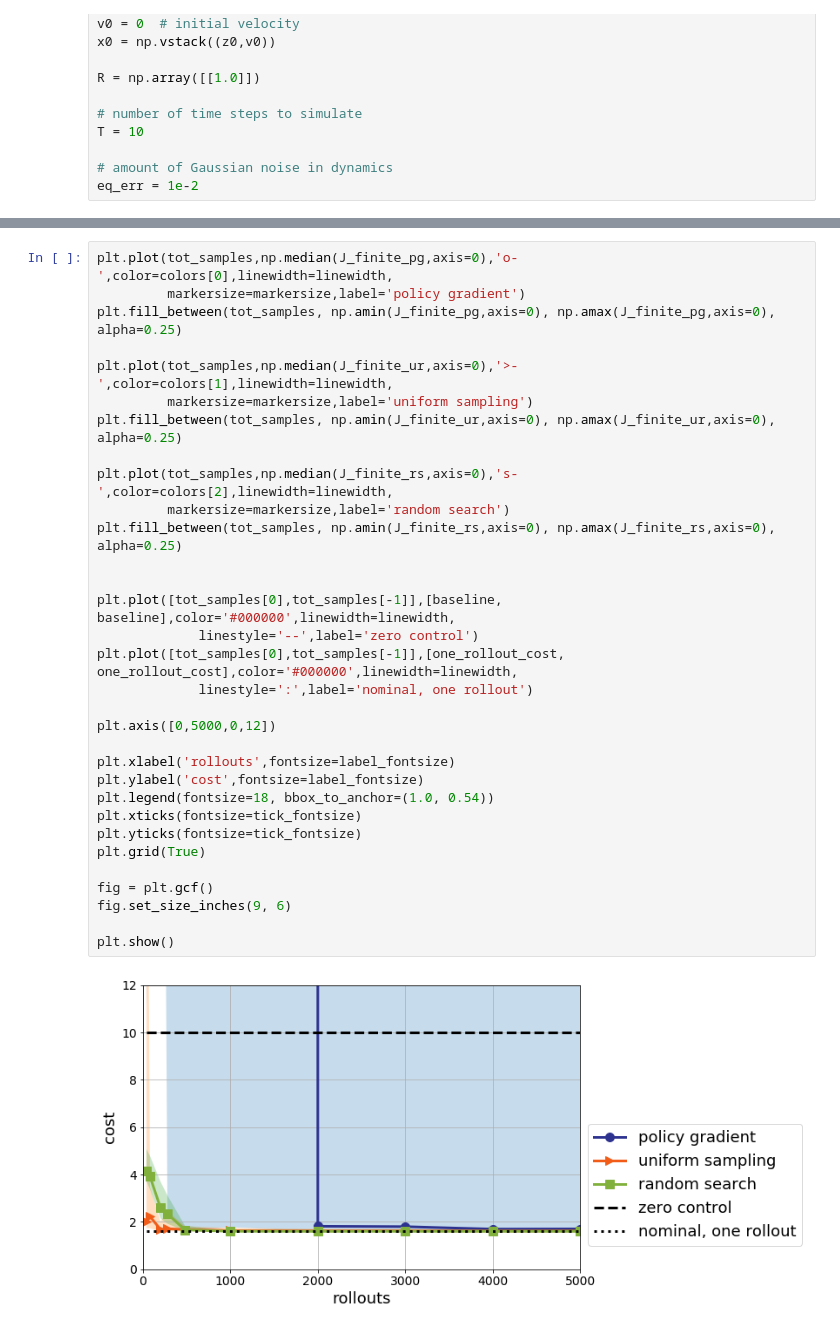
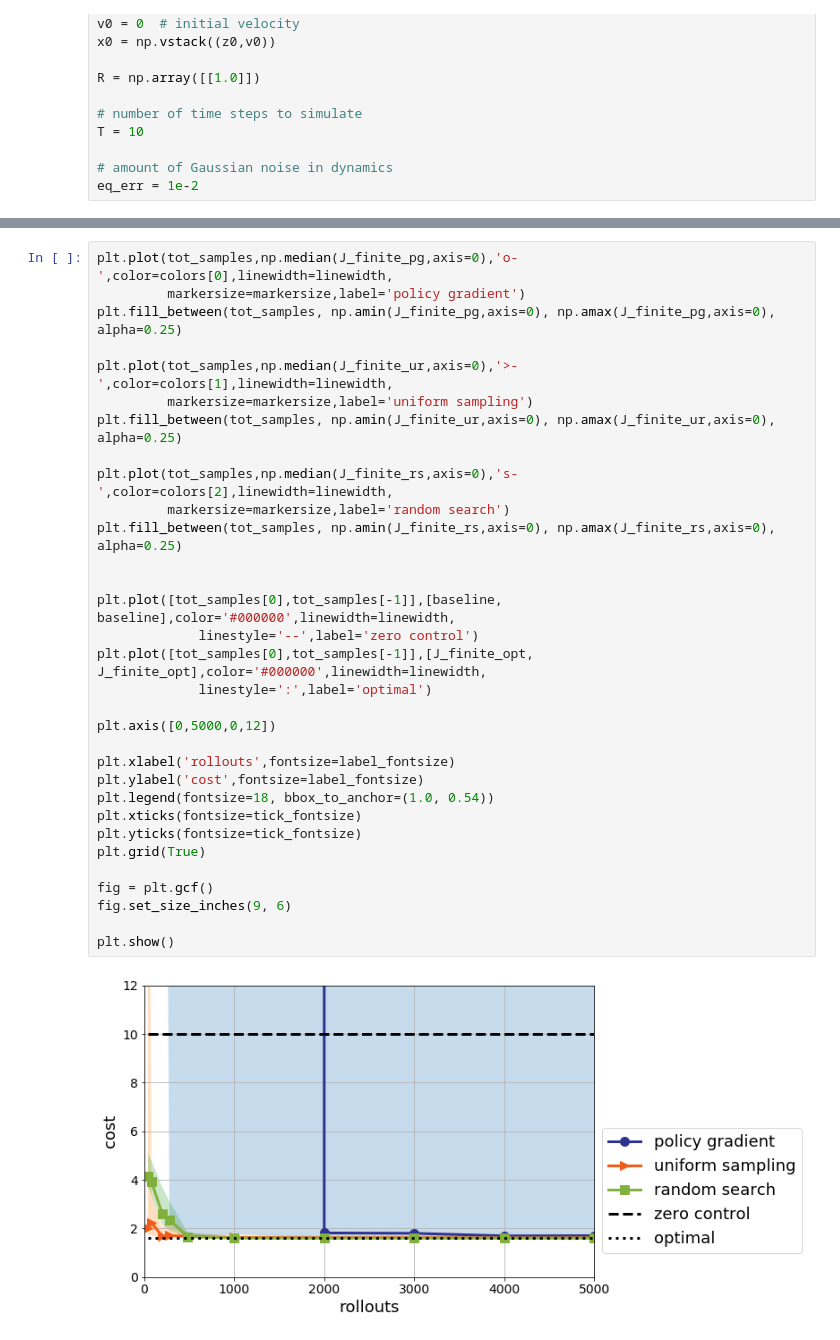
Before and after one commit to benjamin-recht/benjamin-recht.github.io, a Jupyter notebook: code/lqr_policy_comparisons.ipynb, the cells around one changed output, grey strips where cells are left out. Saved outputs shown, nothing was run; the diff lists cells and outputs as text.

```diff
--- a/code/lqr_policy_comparisons.ipynb
+++ b/code/lqr_policy_comparisons.ipynb
@@ -138,33 +140,33 @@ plt.show()
 plt.plot(tot_samples,np.median(J_finite_pg,axis=0),'o-',color=colors[0],linewidth=linewidth,
          markersize=markersize,label='policy gradient')
 plt.fill_between(tot_samples, np.amin(J_finite_pg,axis=0), np.amax(J_finite_pg,axis=0), alpha=0.25)
 
 plt.plot(tot_samples,np.median(J_finite_ur,axis=0),'>-',color=colors[1],linewidth=linewidth,
          markersize=markersize,label='uniform sampling')
 plt.fill_between(tot_samples, np.amin(J_finite_ur,axis=0), np.amax(J_finite_ur,axis=0), alpha=0.25)
 
 plt.plot(tot_samples,np.median(J_finite_rs,axis=0),'s-',color=colors[2],linewidth=linewidth,
          markersize=markersize,label='random search')
 plt.fill_between(tot_samples, np.amin(J_finite_rs,axis=0), np.amax(J_finite_rs,axis=0), alpha=0.25)
 
 
 plt.plot([tot_samples[0],tot_samples[-1]],[baseline, baseline],color='#000000',linewidth=linewidth,
              linestyle='--',label='zero control')
-plt.plot([tot_samples[0],tot_samples[-1]],[one_rollout_cost, one_rollout_cost],color='#000000',linewidth=linewidth,
-             linestyle=':',label='nominal, one rollout')
+plt.plot([tot_samples[0],tot_samples[-1]],[J_finite_opt, J_finite_opt],color='#000000',linewidth=linewidth,
+             linestyle=':',label='optimal')
 
 plt.axis([0,5000,0,12])
 
 plt.xlabel('rollouts',fontsize=label_fontsize)
 plt.ylabel('cost',fontsize=label_fontsize)
 plt.legend(fontsize=18, bbox_to_anchor=(1.0, 0.54))
 plt.xticks(fontsize=tick_fontsize)
 plt.yticks(fontsize=tick_fontsize)
 plt.grid(True)
 
 fig = plt.gcf()
 fig.set_size_inches(9, 6)
 
 plt.show()
 # %% [output]
-[figure, old version]
+[figure, new version]
```
Also changed, not shown: parts of 6 cells of this notebook, 1 other file.
